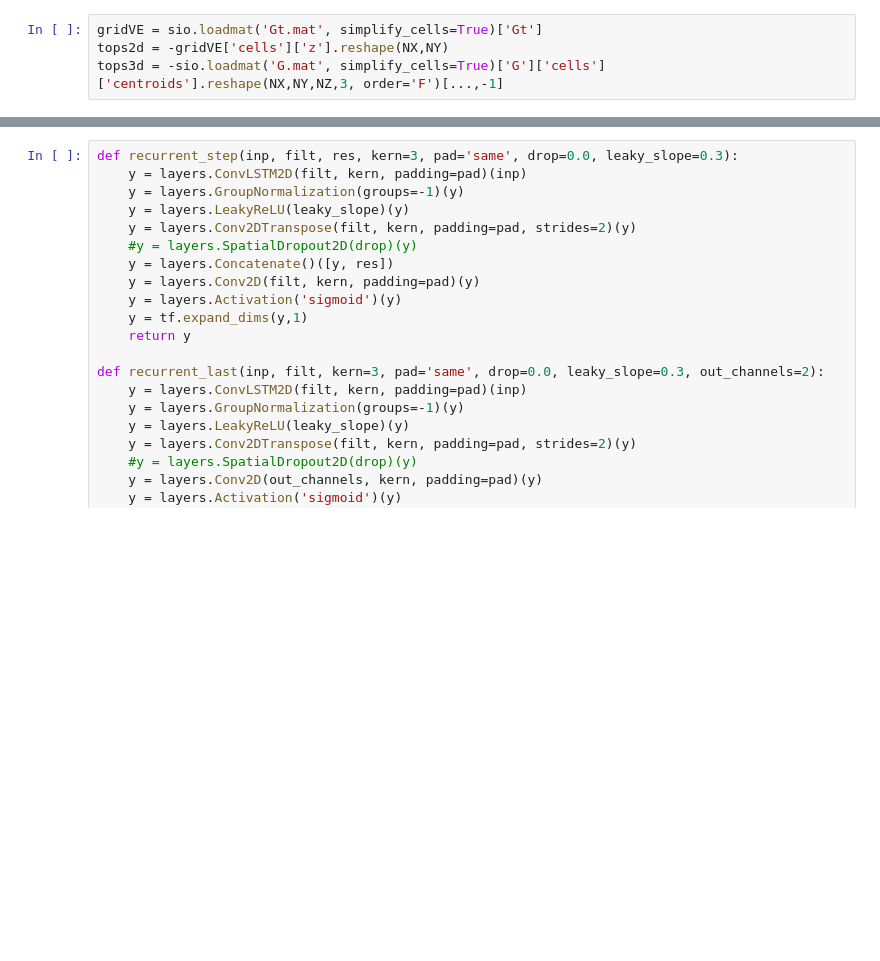
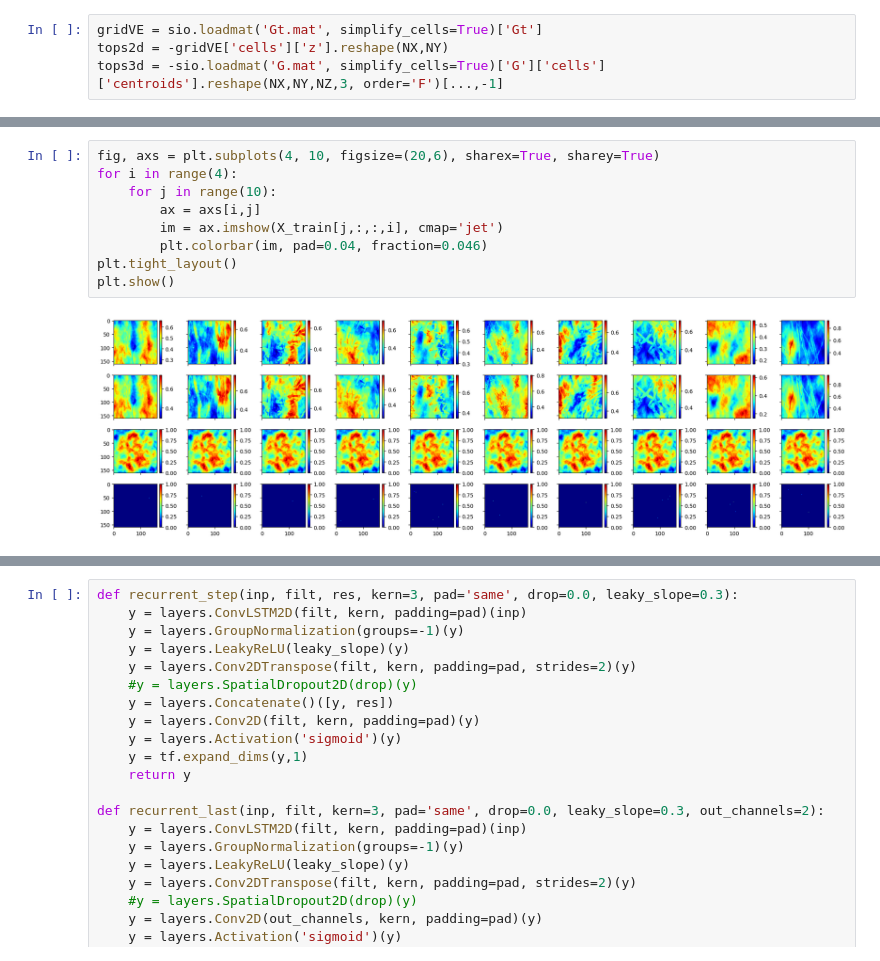
Before and after one commit to misaelmmorales/Placement-Control-Optim-CO2, a Jupyter notebook: SlopingAquifer/slopingaquifer.ipynb, the cells around one changed output, grey strips where cells are left out. Drawn from its saved outputs; the diff is of its cells as text; blank space fills up the shorter version.

```diff
--- a/SlopingAquifer/slopingaquifer.ipynb
+++ b/SlopingAquifer/slopingaquifer.ipynb
@@ -97,0 +110,11 @@ print('y1_test: {} | y2_test: {}'.format(y1_test.shape, y2_test.shape))
+# %%
+fig, axs = plt.subplots(4, 10, figsize=(20,6), sharex=True, sharey=True)
+for i in range(4):
+    for j in range(10):
+        ax = axs[i,j]
+        im = ax.imshow(X_train[j,:,:,i], cmap='jet')
+        plt.colorbar(im, pad=0.04, fraction=0.046)
+plt.tight_layout()
+plt.show()
+# %% [output]
+[figure, added]
```
Also changed, not shown: parts of 10 cells of this notebook, 27 other files.
